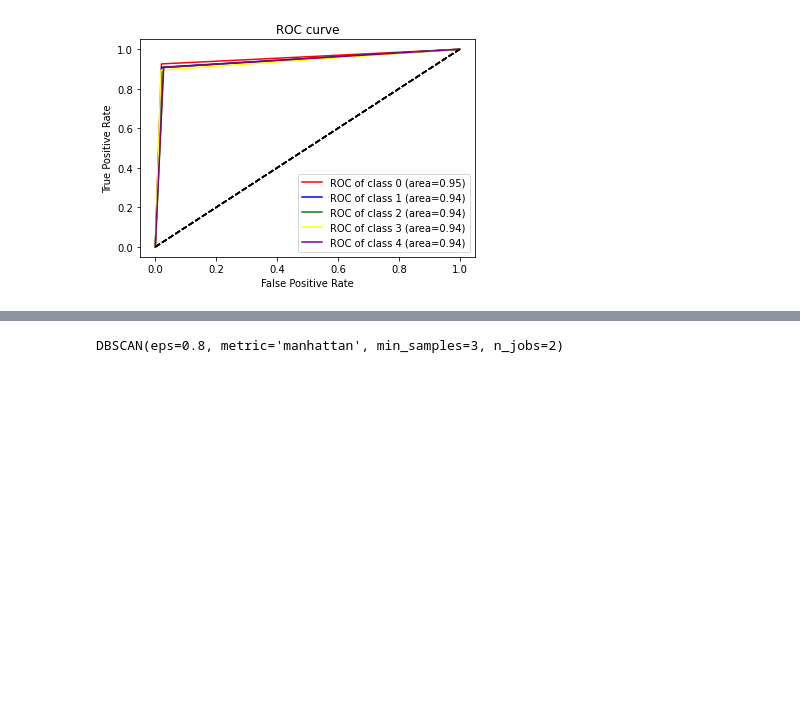
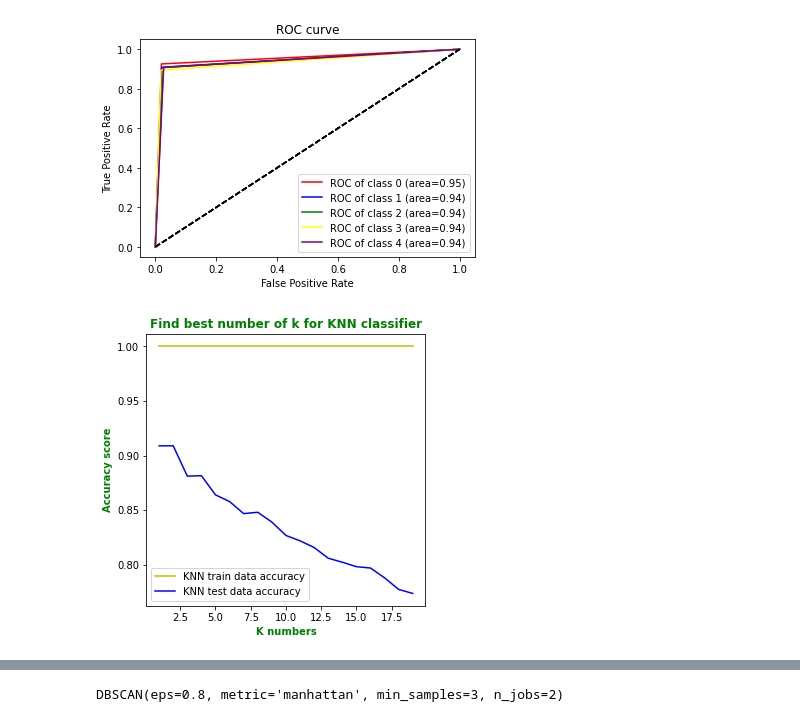
Before and after one commit to AmirAbaskohi/IranianMusicGenreDetection, a Jupyter notebook: ML-Final-Project.ipynb, the cells around one changed output, grey strips where cells are left out. Cells and saved outputs as stored; diff of their text form; code cells hidden in the pictures; blank space fills up the shorter version.

```diff
--- a/ML-Final-Project.ipynb
+++ b/ML-Final-Project.ipynb
@@ -305,3 +306,25 @@ visualize_roc_curve(KNN, testData, testLabels, n_classes=5)
 # %% [output]
 KNN Classifier: ROC curve of test
 [figure]
+# %%
+train_knn_accuracy = list()
+test_knn_accuracy = list()
+
+for i in range(1, 20):
+    temp_KNN = KNeighborsClassifier(n_neighbors=i, weights='distance', metric='manhattan', algorithm='ball_tree')
+    temp_KNN.fit(trainData, trainLabels)
+    train_knn_accuracy.append(temp_KNN.score(trainData, trainLabels))
+    test_knn_accuracy.append(temp_KNN.score(testData, testLabels))
+
+plt.figure(figsize = (5, 5))
+plt.plot([int(i) for i in range(1, 20)], train_knn_accuracy, color="y", label="KNN train data accuracy")
+plt.plot([int(i) for i in range(1, 20)], test_knn_accuracy, color="b", label="KNN test data accuracy")
+
+plt.title("Find best number of k for KNN classifier", color = 'green', fontweight = 'bold')
+plt.xlabel("K numbers", color = 'green', fontweight = 'bold')
+plt.ylabel("Accuracy score", color = 'green', fontweight = 'bold')
+
+plt.legend(loc="best")
+plt.show()
+# %% [output]
+[figure, added]
```
Also changed, not shown: parts of 55 cells of this notebook, 3 other files.
